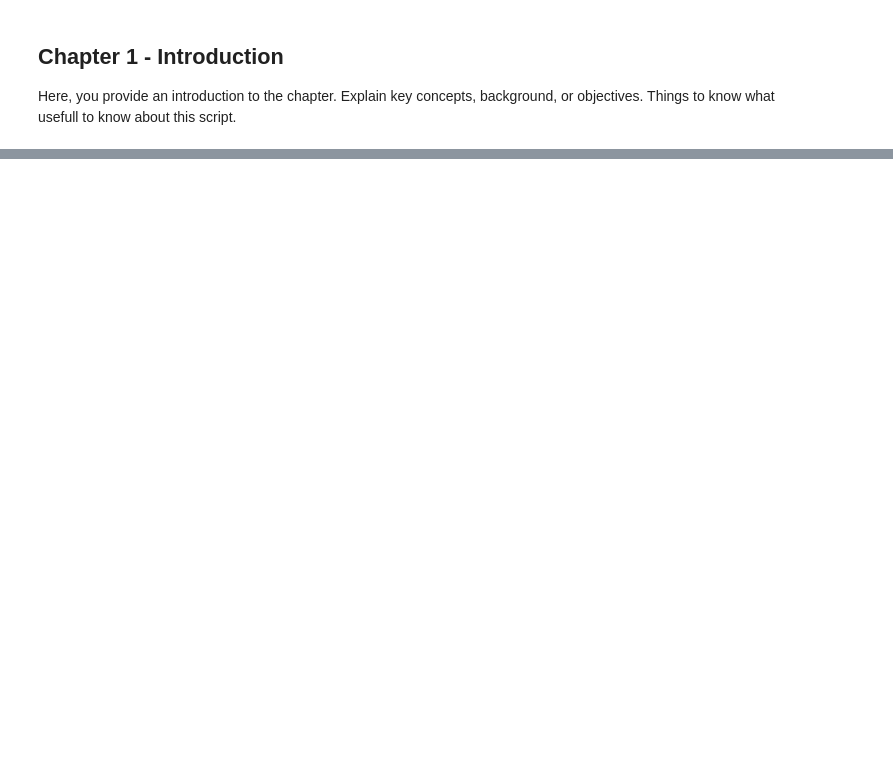
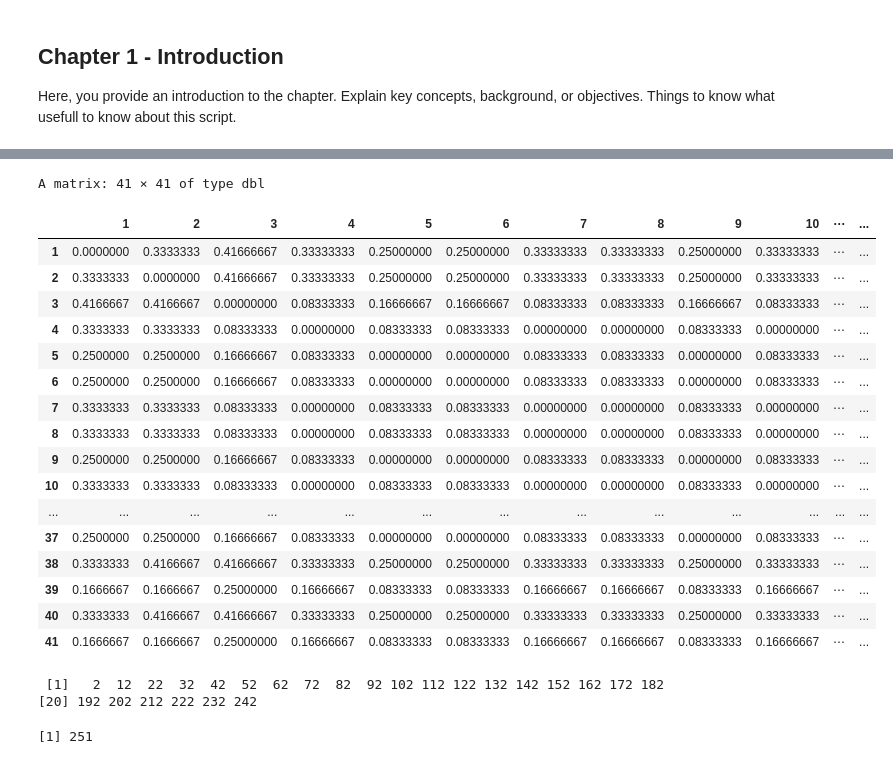
Before and after one commit to alessiovignoli/paralogs-nf, a Jupyter notebook: analysis/simulated_data.ipynb, the cells around one changed output, grey strips where cells are left out. Cells and saved outputs as stored; diff of their text form; code cells hidden in the pictures; blank space fills up the shorter version.

```diff
--- a/analysis/simulated_data.ipynb
+++ b/analysis/simulated_data.ipynb
@@ -86,0 +249,30 @@ for (run in run_dirs) {
+# %%
+plotdata
+# %% [output]
+A matrix: 41 × 41 of type dbl
+|  | 1 | 2 | 3 | 4 | 5 | 6 | 7 | 8 | 9 | 10 | ⋯ | ... |
+| 1 | 0.0000000 | 0.3333333 | 0.41666667 | 0.33333333 | 0.25000000 | 0.25000000 | 0.33333333 | 0.33333333 | 0.25000000 | 0.33333333 | ⋯ | ... |
+| 2 | 0.3333333 | 0.0000000 | 0.41666667 | 0.33333333 | 0.25000000 | 0.25000000 | 0.33333333 | 0.33333333 | 0.25000000 | 0.33333333 | ⋯ | ... |
+| 3 | 0.4166667 | 0.4166667 | 0.00000000 | 0.08333333 | 0.16666667 | 0.16666667 | 0.08333333 | 0.08333333 | 0.16666667 | 0.08333333 | ⋯ | ... |
+| 4 | 0.3333333 | 0.3333333 | 0.08333333 | 0.00000000 | 0.08333333 | 0.08333333 | 0.00000000 | 0.00000000 | 0.08333333 | 0.00000000 | ⋯ | ... |
+| 5 | 0.2500000 | 0.2500000 | 0.16666667 | 0.08333333 | 0.00000000 | 0.00000000 | 0.08333333 | 0.08333333 | 0.00000000 | 0.08333333 | ⋯ | ... |
+| 6 | 0.2500000 | 0.2500000 | 0.16666667 | 0.08333333 | 0.00000000 | 0.00000000 | 0.08333333 | 0.08333333 | 0.00000000 | 0.08333333 | ⋯ | ... |
+| 7 | 0.3333333 | 0.3333333 | 0.08333333 | 0.00000000 | 0.08333333 | 0.08333333 | 0.00000000 | 0.00000000 | 0.08333333 | 0.00000000 | ⋯ | ... |
+| 8 | 0.3333333 | 0.3333333 | 0.08333333 | 0.00000000 | 0.08333333 | 0.08333333 | 0.00000000 | 0.00000000 | 0.08333333 | 0.00000000 | ⋯ | ... |
+| 9 | 0.2500000 | 0.2500000 | 0.16666667 | 0.08333333 | 0.00000000 | 0.00000000 | 0.08333333 | 0.08333333 | 0.00000000 | 0.08333333 | ⋯ | ... |
+| 10 | 0.3333333 | 0.3333333 | 0.08333333 | 0.00000000 | 0.08333333 | 0.08333333 | 0.00000000 | 0.00000000 | 0.08333333 | 0.00000000 | ⋯ | ... |
+| ... | ... | ... | ... | ... | ... | ... | ... | ... | ... | ... | ... | ... |
+| 37 | 0.2500000 | 0.2500000 | 0.16666667 | 0.08333333 | 0.00000000 | 0.00000000 | 0.08333333 | 0.08333333 | 0.00000000 | 0.08333333 | ⋯ | ... |
+| 38 | 0.3333333 | 0.4166667 | 0.41666667 | 0.33333333 | 0.25000000 | 0.25000000 | 0.33333333 | 0.33333333 | 0.25000000 | 0.33333333 | ⋯ | ... |
+| 39 | 0.1666667 | 0.1666667 | 0.25000000 | 0.16666667 | 0.08333333 | 0.08333333 | 0.16666667 | 0.16666667 | 0.08333333 | 0.16666667 | ⋯ | ... |
+| 40 | 0.3333333 | 0.4166667 | 0.41666667 | 0.33333333 | 0.25000000 | 0.25000000 | 0.33333333 | 0.33333333 | 0.25000000 | 0.33333333 | ⋯ | ... |
+| 41 | 0.1666667 | 0.1666667 | 0.25000000 | 0.16666667 | 0.08333333 | 0.08333333 | 0.16666667 | 0.16666667 | 0.08333333 | 0.16666667 | ⋯ | ... |
+# %%
+seq(2, (length(orgs$V1)*10)+1, by=10)
+# %% [output]
+ [1]   2  12  22  32  42  52  62  72  82  92 102 112 122 132 142 152 162 172 182
+[20] 192 202 212 222 232 242
+# %%
+(length(orgs$V1)*10)+1
+# %% [output]
+[1] 251
```
Also changed, not shown: parts of 12 cells of this notebook.
